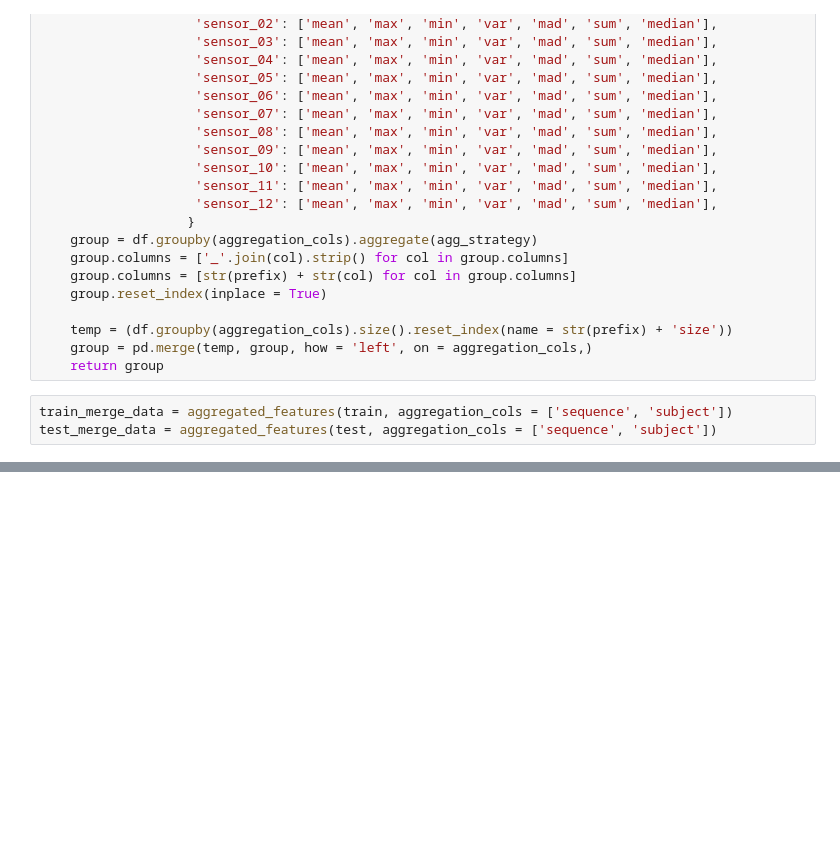
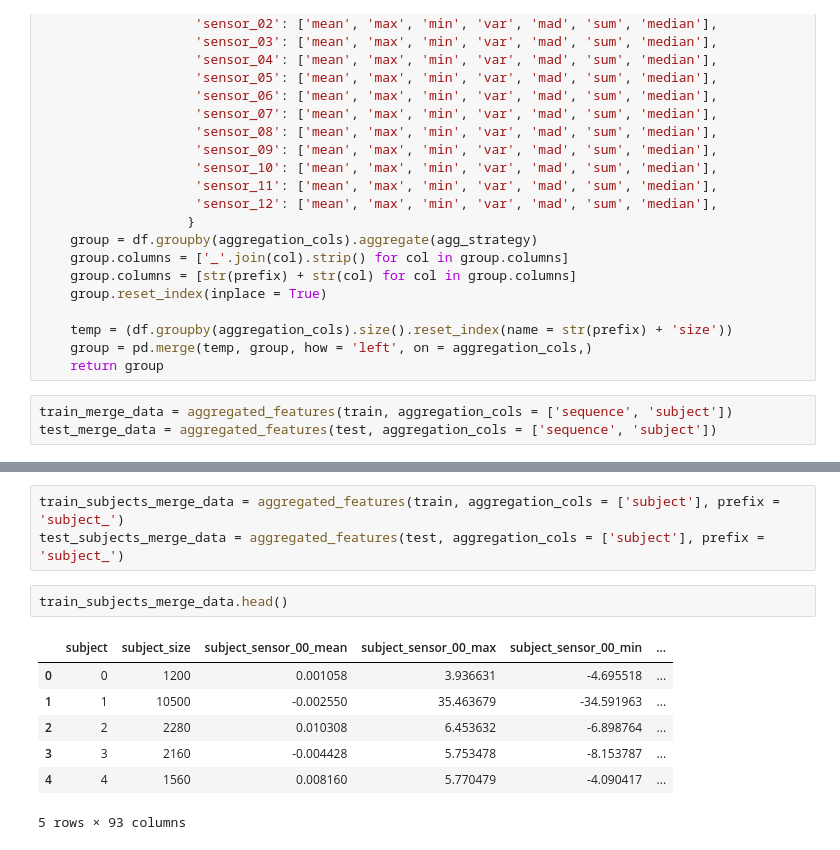
Before and after one commit to RaphaelZH/Kaggle_Competition_Practice_Notebooks_EN, a Jupyter notebook: tabular-playground-series-apr-2022.ipynb, the cells around one changed output, grey strips where cells are left out. Saved outputs shown, nothing was run; the diff lists cells and outputs as text; blank space fills up the shorter version.

```diff
--- a/tabular-playground-series-apr-2022.ipynb
+++ b/tabular-playground-series-apr-2022.ipynb
@@ -220,0 +253,13 @@ test_merge_data = aggregated_features(test, aggregation_cols = ['sequence', 'sub
+# %%
+train_subjects_merge_data = aggregated_features(train, aggregation_cols = ['subject'], prefix = 'subject_')
+test_subjects_merge_data = aggregated_features(test, aggregation_cols = ['subject'], prefix = 'subject_')
+# %%
+train_subjects_merge_data.head()
+# %% [output]
+|  | subject | subject_size | subject_sensor_00_mean | subject_sensor_00_max | subject_sensor_00_min | ... |
+| 0 | 0 | 1200 | 0.001058 | 3.936631 | -4.695518 | ... |
+| 1 | 1 | 10500 | -0.002550 | 35.463679 | -34.591963 | ... |
+| 2 | 2 | 2280 | 0.010308 | 6.453632 | -6.898764 | ... |
+| 3 | 3 | 2160 | -0.004428 | 5.753478 | -8.153787 | ... |
+| 4 | 4 | 1560 | 0.008160 | 5.770479 | -4.090417 | ... |
+5 rows × 93 columns
```
Also changed, not shown: parts of 3 cells of this notebook.
